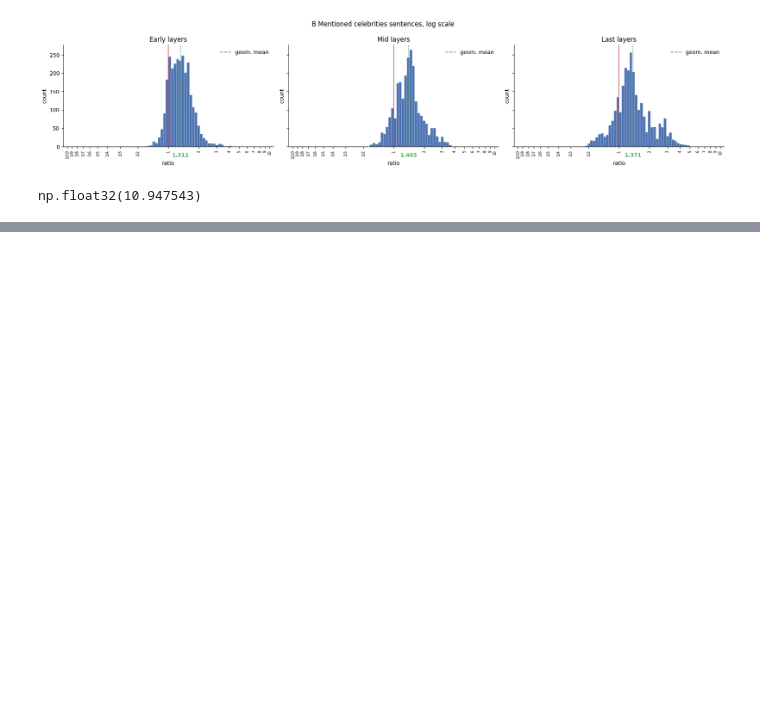
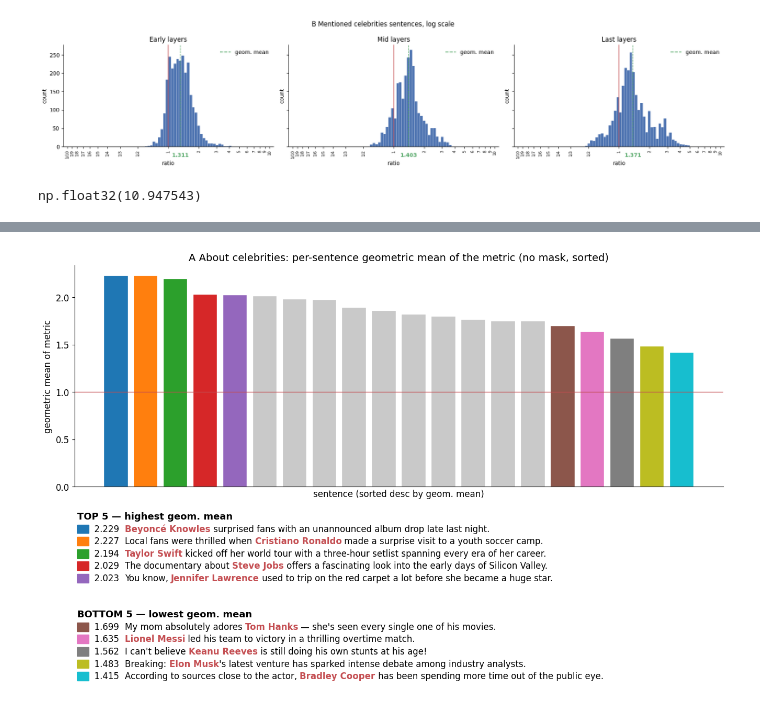
Before and after one commit to NegevTag/Visualizing-information-flow-in-transformers, a Jupyter notebook: real/science/experiment_1_celebrities/celebrity_experiment.ipynb, the cells around one changed output, grey strips where cells are left out. Cells and saved outputs as stored; diff of their text form; code cells hidden in the pictures; blank space fills up the shorter version.

```diff
--- a/real/science/experiment_1_celebrities/celebrity_experiment.ipynb
+++ b/real/science/experiment_1_celebrities/celebrity_experiment.ipynb
@@ -1007,0 +1002,88 @@ np.float32(10.947543)
+# %%
+#VIBECODED
+# Per sentence: geometric mean of the WHOLE metric tensor (NO threshold mask),
+#   over all cells: part {attn,mlp} x 32 layers x tokens-after-name, finite values only.
+# Bars sorted DESCENDING by geomean. Top-5 and bottom-5 sentences color-coded and listed
+# BELOW in two stacked blocks (top-5 then bottom-5), full width, one line each.
+# Sentence text is UNCHANGED; the celebrity name is drawn in a different color (red, bold).
+from matplotlib.offsetbox import TextArea, HPacker, VPacker, AnchoredOffsetbox, DrawingArea
+from matplotlib.patches import Rectangle as _Rect
+
+GRAY = "#c9c9c9"
+NAME_COLOR = "#c44e52"
+FS = 12
+
+
+def geomean_all(metric_tensor):
+    v = metric_tensor[torch.isfinite(metric_tensor)]     # drop NaN/inf; NO <>threshold mask
+    return float(torch.exp(torch.log(v).mean())) if v.numel() > 0 else float("nan")
+
+
+def celeb_name(ratio_ei):
+    tp = ratio_ei.real_names_tokenpacks_info
+    return tp.tokenpacks[tp.name_token_index].strip()    # concatenated name tokens
+
+
+def _txt(s, **kw):
+    props = dict(fontsize=FS)
+    props.update(kw)
+    return TextArea(s, textprops=props)
+
+
+def _row(color, value, sentence, name):
+    swatch = DrawingArea(16, 12, 0, 0)
+    swatch.add_artist(_Rect((0, 0), 16, 12, color=color))
+    parts = [swatch, _txt(f"  {value:.3f}  ")]
+    if name and name in sentence:
+        pre, post = sentence.split(name, 1)
+        parts += [_txt(pre), _txt(name, color=NAME_COLOR, fontweight="bold"), _txt(post)]
+    else:
+        parts += [_txt(sentence)]
+    return HPacker(children=parts, align="center", pad=0, sep=0)
+
+
+def _stack(title, idxs, geos, sentences, names, color_of):
+    rows = [_txt(title, fontweight="bold", fontsize=FS + 1)]
+    rows += [_row(color_of[i], geos[i], sentences[i], names[i]) for i in idxs]
+    return VPacker(children=rows, align="left", pad=0, sep=4)
+
+
+def plot_geomean_sorted(exp_label, metrics_list, ratios_ei):
+    sentences = [r.real_names_tokenpacks_info.original_tokens_info.sentence for r in ratios_ei]
+    names = [celeb_name(r) for r in ratios_ei]
+    geos = np.array([geomean_all(m) for m in metrics_list])
+    order = np.argsort(geos)[::-1]
+    top5, bottom5 = list(order[:5]), list(order[-5:])
+    palette = plt.get_cmap("tab10").colors
+    color_of = {}
+    for k, i in enumerate(top5):
+        color_of[i] = palette[k]
+    for k, i in enumerate(bottom5):
+        color_of[i] = palette[5 + k]
+
+    xs = np.arange(len(order))
+    colors = [color_of.get(i, GRAY) for i in order]
+    fig, ax = plt.subplots(figsize=(16, 5.5))
+    ax.bar(xs, geos[order], color=colors, edgecolor="white", linewidth=0.3)
+    ax.axhline(1.0, color=NAME_COLOR, linewidth=1.0)     # reference: geomean == 1
+    ax.set_title(f"{exp_label}: per-sentence geometric mean of the metric (no mask, sorted)", fontsize=14)
+    ax.set_xlabel("sentence (sorted desc by geom. mean)", fontsize=FS)
+    ax.set_ylabel("geometric mean of metric", fontsize=FS)
+    ax.set_xticks([])
+    ax.tick_params(axis="y", labelsize=FS)
+    ax.spines["top"].set_visible(False)
+    ax.spines["right"].set_visible(False)
+
+    top_box = _stack("TOP 5 — highest geom. mean", top5, geos, sentences, names, color_of)
+    bot_box = _stack("BOTTOM 5 — lowest geom. mean", bottom5, geos, sentences, names, color_of)
+    combined = VPacker(children=[top_box, _txt(" "), bot_box], align="left", pad=0, sep=12)
+    ax.add_artist(AnchoredOffsetbox(loc="upper left", child=combined, pad=0.4, frameon=False,
+                                    bbox_to_anchor=(0.0, -0.10), bbox_transform=ax.transAxes,
+                                    borderpad=0))
+    plt.show()   # inline backend crops with bbox_inches='tight', so the figure grows to fit the text
+
+
+plot_geomean_sorted("A About celebrities", a_about_celebrities_metrics_list, a_ratios_ei)
+plot_geomean_sorted("B Mentioned celebrities", b_mentioned_celbrities_metrixs_list, b_ratios_ei)
+# %% [output]
+[figure, added]
```
Also changed, not shown: parts of 23 cells of this notebook.
